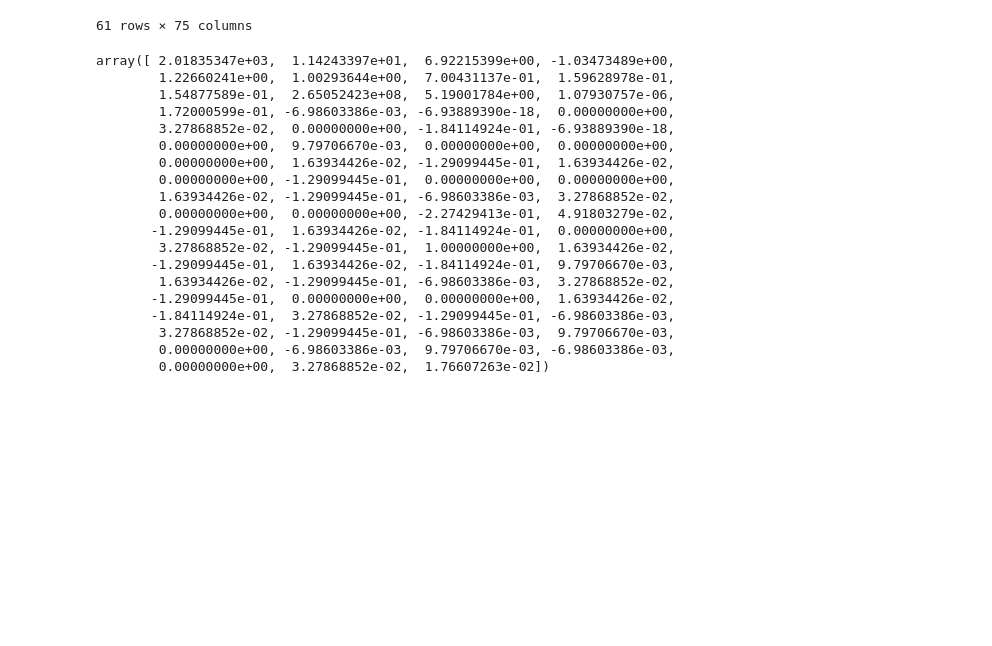
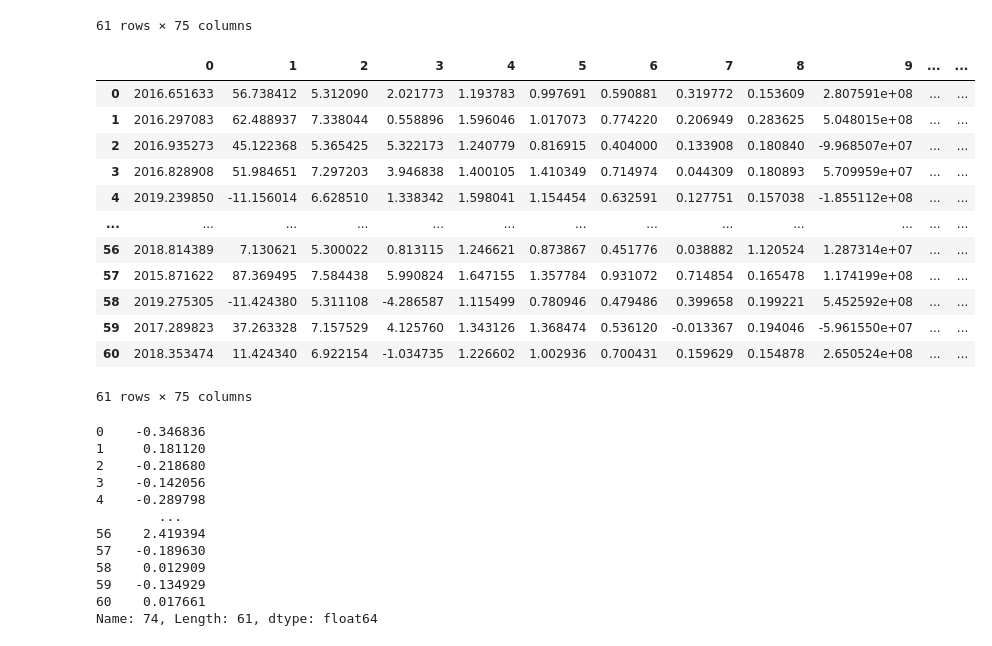
Before and after one commit to HieuVuong001/DataChallenge1, a Jupyter notebook: DataChallenge.ipynb, the cells around one changed output. Cells and saved outputs as stored; diff of their text form; code cells hidden in the pictures; blank space fills up the shorter version.

```diff
--- a/DataChallenge.ipynb
+++ b/DataChallenge.ipynb
@@ -492,27 +492,37 @@ sample_df.drop(columns=0, inplace=True)
 # %%
 sample_df['hyp'] = hyp
 sample_df = scaler.inverse_transform(sample_df)
+x = pd.DataFrame(sample_df)
+x
+# %% [output]
+|  | 0 | 1 | 2 | 3 | 4 | 5 | 6 | 7 | 8 | 9 | ... | ... |
+| 0 | 2016.651633 | 56.738412 | 5.312090 | 2.021773 | 1.193783 | 0.997691 | 0.590881 | 0.319772 | 0.153609 | 2.807591e+08 | ... | ... |
+| 1 | 2016.297083 | 62.488937 | 7.338044 | 0.558896 | 1.596046 | 1.017073 | 0.774220 | 0.206949 | 0.283625 | 5.048015e+08 | ... | ... |
+| 2 | 2016.935273 | 45.122368 | 5.365425 | 5.322173 | 1.240779 | 0.816915 | 0.404000 | 0.133908 | 0.180840 | -9.968507e+07 | ... | ... |
+| 3 | 2016.828908 | 51.984651 | 7.297203 | 3.946838 | 1.400105 | 1.410349 | 0.714974 | 0.044309 | 0.180893 | 5.709959e+07 | ... | ... |
+| 4 | 2019.239850 | -11.156014 | 6.628510 | 1.338342 | 1.598041 | 1.154454 | 0.632591 | 0.127751 | 0.157038 | -1.855112e+08 | ... | ... |
+| ... | ... | ... | ... | ... | ... | ... | ... | ... | ... | ... | ... | ... |
+| 56 | 2018.814389 | 7.130621 | 5.300022 | 0.813115 | 1.246621 | 0.873867 | 0.451776 | 0.038882 | 1.120524 | 1.287314e+07 | ... | ... |
+| 57 | 2015.871622 | 87.369495 | 7.584438 | 5.990824 | 1.647155 | 1.357784 | 0.931072 | 0.714854 | 0.165478 | 1.174199e+08 | ... | ... |
+| 58 | 2019.275305 | -11.424380 | 5.311108 | -4.286587 | 1.115499 | 0.780946 | 0.479486 | 0.399658 | 0.199221 | 5.452592e+08 | ... | ... |
+| 59 | 2017.289823 | 37.263328 | 7.157529 | 4.125760 | 1.343126 | 1.368474 | 0.536120 | -0.013367 | 0.194046 | -5.961550e+07 | ... | ... |
+| 60 | 2018.353474 | 11.424340 | 6.922154 | -1.034735 | 1.226602 | 1.002936 | 0.700431 | 0.159629 | 0.154878 | 2.650524e+08 | ... | ... |
+61 rows × 75 columns
 # %%
-sample_df[-1]
+# our prediction after inversing.
+x[74]
 # %% [output]
-array([ 2.01835347e+03,  1.14243397e+01,  6.92215399e+00, -1.03473489e+00,
-        1.22660241e+00,  1.00293644e+00,  7.00431137e-01,  1.59628978e-01,
-        1.54877589e-01,  2.65052423e+08,  5.19001784e+00,  1.07930757e-06,
-        1.72000599e-01, -6.98603386e-03, -6.93889390e-18,  0.00000000e+00,
-        3.27868852e-02,  0.00000000e+00, -1.84114924e-01, -6.93889390e-18,
-        0.00000000e+00,  9.79706670e-03,  0.00000000e+00,  0.00000000e+00,
-        0.00000000e+00,  1.63934426e-02, -1.29099445e-01,  1.63934426e-02,
-        0.00000000e+00, -1.29099445e-01,  0.00000000e+00,  0.00000000e+00,
-        1.63934426e-02, -1.29099445e-01, -6.98603386e-03,  3.27868852e-02,
-        0.00000000e+00,  0.00000000e+00, -2.27429413e-01,  4.91803279e-02,
-       -1.29099445e-01,  1.63934426e-02, -1.84114924e-01,  0.00000000e+00,
-        3.27868852e-02, -1.29099445e-01,  1.00000000e+00,  1.63934426e-02,
-       -1.29099445e-01,  1.63934426e-02, -1.84114924e-01,  9.79706670e-03,
-        1.63934426e-02, -1.29099445e-01, -6.98603386e-03,  3.27868852e-02,
-       -1.29099445e-01,  0.00000000e+00,  0.00000000e+00,  1.63934426e-02,
-       -1.84114924e-01,  3.27868852e-02, -1.29099445e-01, -6.98603386e-03,
-        3.27868852e-02, -1.29099445e-01, -6.98603386e-03,  9.79706670e-03,
-        0.00000000e+00, -6.98603386e-03,  9.79706670e-03, -6.98603386e-03,
-        0.00000000e+00,  3.27868852e-02,  1.76607263e-02])
+0    -0.346836
+1     0.181120
+2    -0.218680
+3    -0.142056
+4    -0.289798
+        ...
+56    2.419394
+57   -0.189630
+58    0.012909
+59   -0.134929
+60    0.017661
+Name: 74, Length: 61, dtype: float64
 # %%
 # Write to file
```
Also changed, not shown: parts of 1 cell of this notebook, 1 other file.
